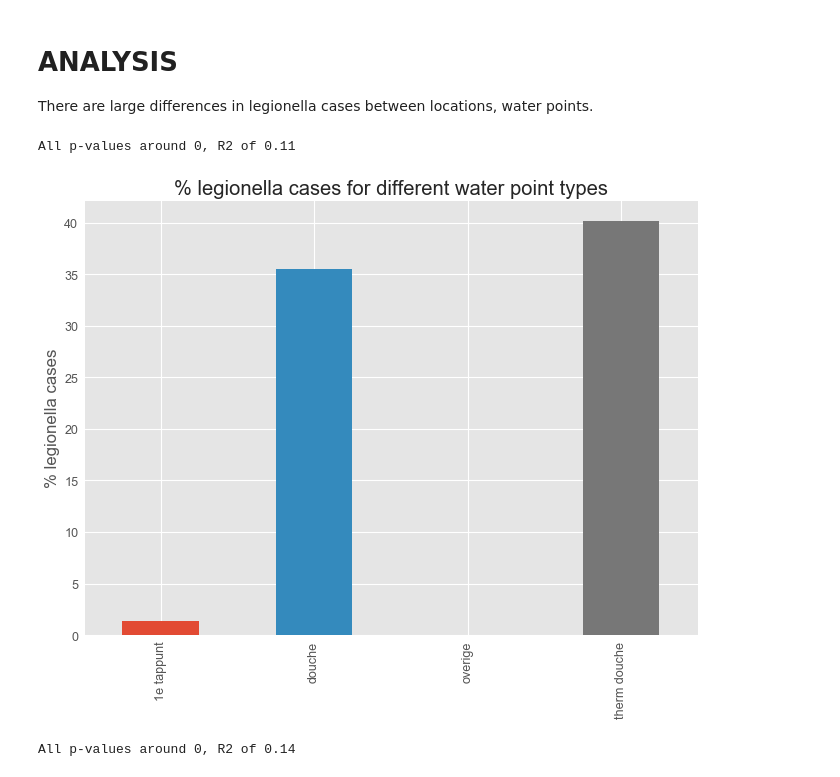
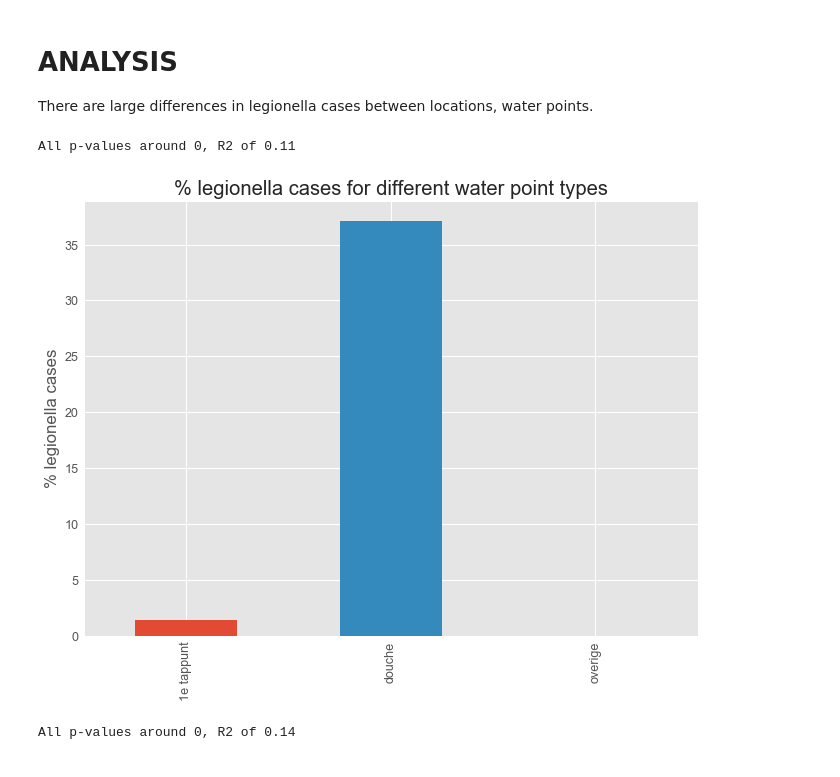
Before and after one commit to esquire900/team-water, a Jupyter notebook: presentatie/presentatie.ipynb, the cells around one changed output. Cells and saved outputs as stored; diff of their text form; code cells hidden in the pictures.

```diff
--- a/presentatie/presentatie.ipynb
+++ b/presentatie/presentatie.ipynb
@@ -125,7 +115,7 @@ df['datetime'] = pd.to_datetime(df.datum + ' ' + df.tijd)
 def convert_tappunt(x):
     x = str(x).lower()
     if 'thermostatische douchemengkraan' in x or 'therm.' in x:
-        return 'therm douche'
+        return 'douche'
     if 'douche' in x:
         return 'douche'
     if '1e tappunt' in x:
@@ -143,34 +133,34 @@ def convert_ruimte(x):
     if 'technische ruimte' in x:
         return 'technische ruimte'
     if 'kapsalon' in x:
         return 'overige'
     return 'overige'
 
 df['tappunt_simple'] = df.tappunt.apply(convert_tappunt)
 df['ruimte_simple'] = df.ruimte.apply(convert_ruimte)
 df['location_is_Noorderkroon'] = df.locatienaam.str.contains('Noorderkroon')
 df['location_is_Nieuwehagen'] = df.locatienaam.str.contains('Nieuwehagen')
 
 df_tmp = df[df.component == 'Totaal Legionella spp'].copy()
 df_tmp.resultaat = df_tmp.resultaat.str.replace('<100', '0').astype(int)
 df_tmp.resultaat.groupby(pd.qcut(df_tmp.tempvoor, 4)).describe()
 
 def get_level(x):
     for i in [0,1,2,3,4]:
         if '{}.'.format(i) in x:
             return i
     return -1
 
 df_tmp['app_level'] = df_tmp.ruimte.apply(get_level)
 target = (df_tmp.resultaat > 0).astype(int)
 
 ((df_tmp.resultaat > 0)*100).astype(int).groupby(df_tmp['tappunt_simple']).mean().plot.bar(figsize=(11,8), title='% legionella cases for different water point types')
 plt.xlabel('')
 plt.ylabel('% legionella cases')
 print('All p-values around 0, R2 of 0.11')
 # %% [output]
 All p-values around 0, R2 of 0.11
-[figure, old version]
+[figure, new version]
 # %%
 ((df_tmp.resultaat > 0)*100).astype(int).groupby(df_tmp['ruimte_simple']).mean().plot.bar(figsize=(11,8), title='% legionella cases for different types of measuring locations')
 
```
Also changed, not shown: parts of 11 cells of this notebook, 3 other files.
